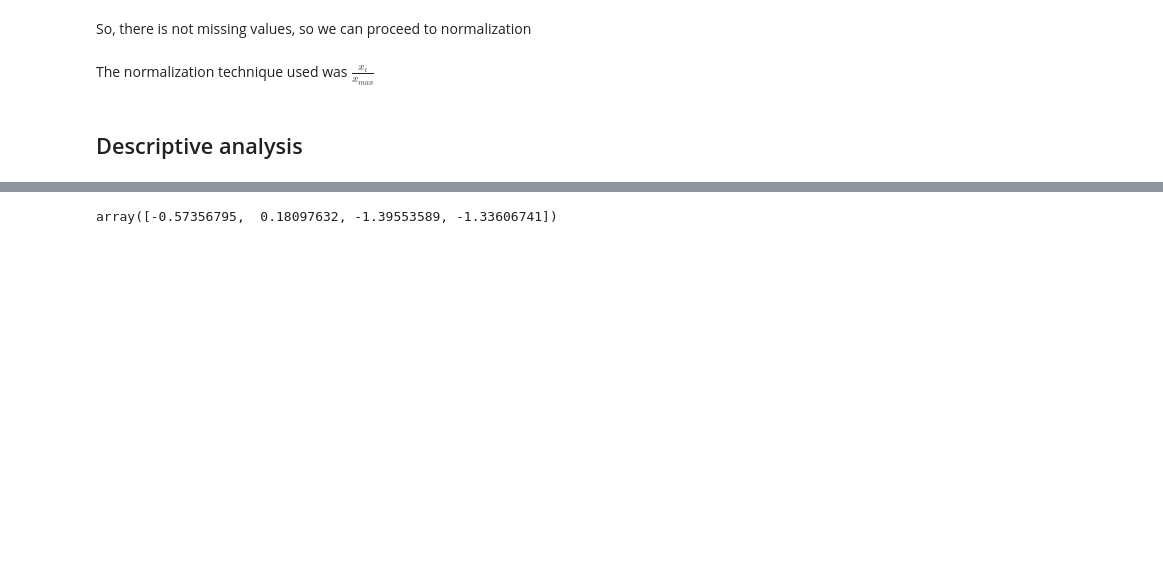
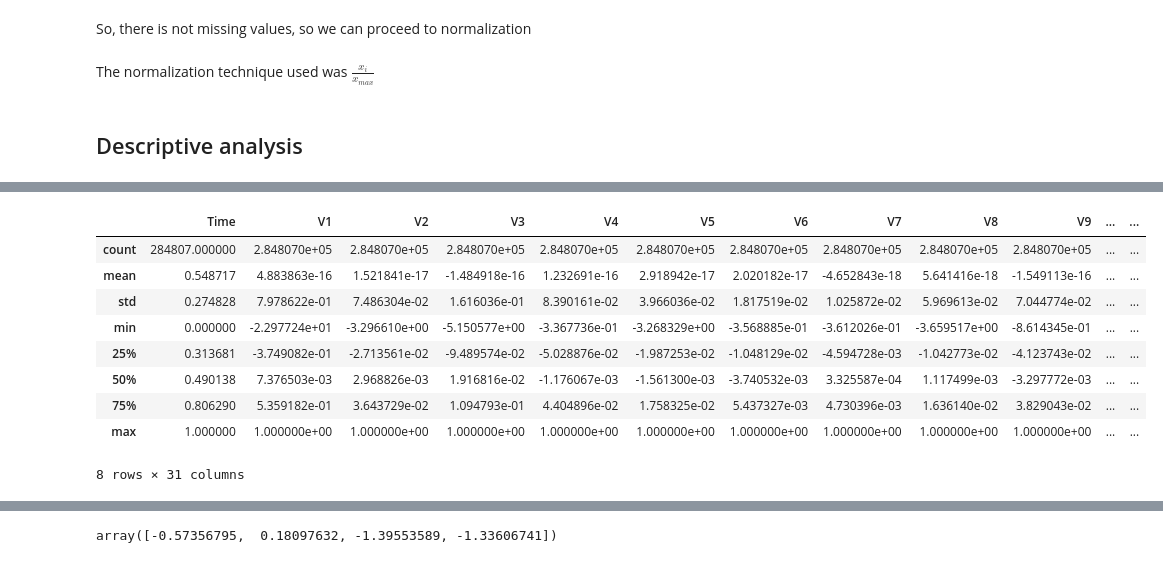
Before and after one commit to CamiVasz/AI, a Jupyter notebook: Clustering/statistical-analysis.ipynb, the cells around one changed output, grey strips where cells are left out. Saved outputs shown, nothing was run; the diff lists cells and outputs as text; code cells hidden in the pictures; blank space fills up the shorter version.

```diff
--- a/Clustering/statistical-analysis.ipynb
+++ b/Clustering/statistical-analysis.ipynb
@@ -24,3 +24,6 @@ n_samples = 150
 iris.isna().any().any()
 # %% [output]
 False
+# %%
+# Real data loading
+credit = pd.read_csv('creditcard.csv')
@@ -29,6 +39,9 @@ So, there is not missing values, so we can proceed to normalization
 # %%
 for i in range(N):
     iris[i] = iris[i]/np.max(iris[i])
+# %%
+for i in credit.columns:
+    credit[i] = credit[i]/np.max(credit[i])
 # %% [markdown]
 The normalization technique used was $\frac{x_i}{x_{max}}$
 # %% [markdown]
@@ -48,3 +61,16 @@ iris.describe()
+# %%
+credit.describe()
+# %% [output]
+|  | Time | V1 | V2 | V3 | V4 | V5 | V6 | V7 | V8 | V9 | ... | ... |
+| count | 284807.000000 | 2.848070e+05 | 2.848070e+05 | 2.848070e+05 | 2.848070e+05 | 2.848070e+05 | 2.848070e+05 | 2.848070e+05 | 2.848070e+05 | 2.848070e+05 | ... | ... |
+| mean | 0.548717 | 4.883863e-16 | 1.521841e-17 | -1.484918e-16 | 1.232691e-16 | 2.918942e-17 | 2.020182e-17 | -4.652843e-18 | 5.641416e-18 | -1.549113e-16 | ... | ... |
+| std | 0.274828 | 7.978622e-01 | 7.486304e-02 | 1.616036e-01 | 8.390161e-02 | 3.966036e-02 | 1.817519e-02 | 1.025872e-02 | 5.969613e-02 | 7.044774e-02 | ... | ... |
+| min | 0.000000 | -2.297724e+01 | -3.296610e+00 | -5.150577e+00 | -3.367736e-01 | -3.268329e+00 | -3.568885e-01 | -3.612026e-01 | -3.659517e+00 | -8.614345e-01 | ... | ... |
+| 25% | 0.313681 | -3.749082e-01 | -2.713561e-02 | -9.489574e-02 | -5.028876e-02 | -1.987253e-02 | -1.048129e-02 | -4.594728e-03 | -1.042773e-02 | -4.123743e-02 | ... | ... |
+| 50% | 0.490138 | 7.376503e-03 | 2.968826e-03 | 1.916816e-02 | -1.176067e-03 | -1.561300e-03 | -3.740532e-03 | 3.325587e-04 | 1.117499e-03 | -3.297772e-03 | ... | ... |
+| 75% | 0.806290 | 5.359182e-01 | 3.643729e-02 | 1.094793e-01 | 4.404896e-02 | 1.758325e-02 | 5.437327e-03 | 4.730396e-03 | 1.636140e-02 | 3.829043e-02 | ... | ... |
+| max | 1.000000 | 1.000000e+00 | 1.000000e+00 | 1.000000e+00 | 1.000000e+00 | 1.000000e+00 | 1.000000e+00 | 1.000000e+00 | 1.000000e+00 | 1.000000e+00 | ... | ... |
+8 rows × 31 columns
 # %%
 iris.median()
 # %% [output]
```
Also changed, not shown: parts of 10 cells of this notebook, 2 other files.
